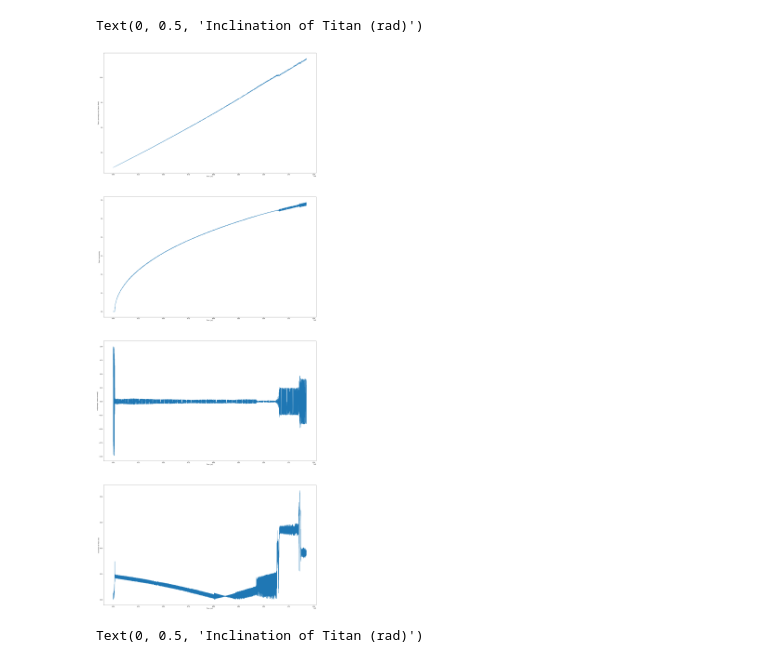
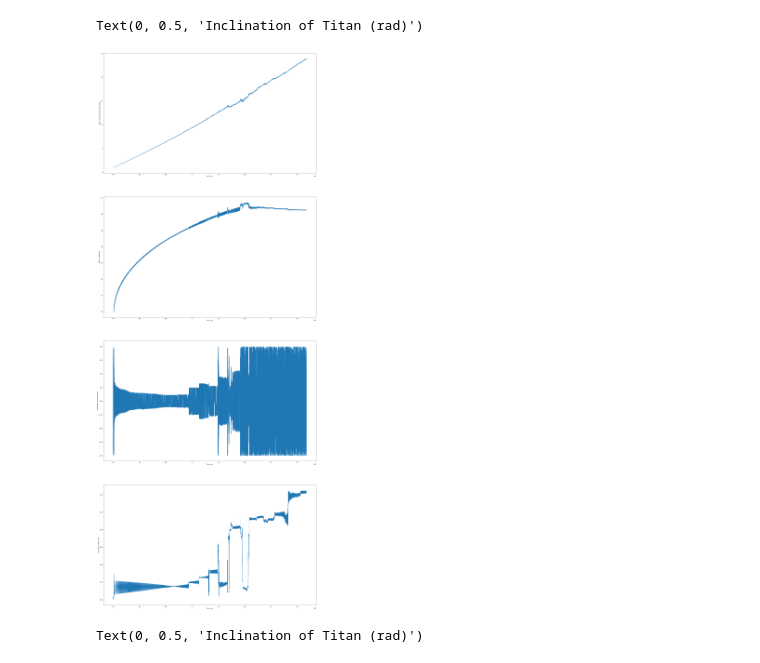
Before and after one commit to hdayuan/F21_JP_Titan-Sims, a Jupyter notebook: plot-titan.ipynb, the cells around one changed output. Saved outputs shown, nothing was run; the diff lists cells and outputs as text; code cells hidden in the pictures.

```diff
--- a/plot-titan.ipynb
+++ b/plot-titan.ipynb
@@ -3,9 +3,9 @@ import matplotlib.pyplot as plt
 import numpy as np
 
 # read arguments, and open corresponding output file
-numSamples = 20000
+numSamples = 30000
 step = 2
-f = open(r"v3out-div1.0-20000s-8.2to10.4rs.txt", "r")
+f = open(r"v3out-div1.0-"+str(numSamples)+"s-8.2to12.9rs.txt", "r")
 buffer = 4
 
 plotSamples = numSamples // step
@@ -22,34 +22,34 @@ allLines = f.readlines()
 f.close()
 for i in range(buffer, buffer + numSamples, step):
     numbers = allLines[i].split()
     a_array[(i - buffer) // step] = float(numbers[0])
     e_array[(i - buffer) // step] = float(numbers[1])
     i_array[(i - buffer) // step] = float(numbers[4])
     t_array[(i - buffer) // step] = float(numbers[5])
     diff_array[(i - buffer) // step] = np.cos(float(numbers[2]) - float(numbers[3]))
 
 fig, axs = plt.subplots(4)
 
 fig.set_size_inches(30, 80)
 
 axs[0].plot(t_array,a_array)
 axs[0].set_xlabel('Time (yrs)')
 axs[0].set_ylabel('Titan\'s semimajor axis (Saturn Radii)')
 
 axs[1].plot(t_array,e_array)
 axs[1].set_xlabel('Time (yrs)')
 axs[1].set_ylabel('Titan\'s eccentricity')
 
 axs[2].plot(t_array,diff_array)
 axs[2].set_xlabel('Time (yrs)')
 axs[2].set_ylabel('cos(pomega - mean anomaly)')
 
 axs[3].plot(t_array,i_array)
 axs[3].set_xlabel('Time (yrs)')
 axs[3].set_ylabel('Inclination of Titan (rad)')
 # %% [output]
 Text(0, 0.5, 'Inclination of Titan (rad)')
-[figure, old version]
+[figure, new version]
 # %%
 start_ratio = 0.
 end_ratio = 1./8.
```
Also changed, not shown: 2 other files.
